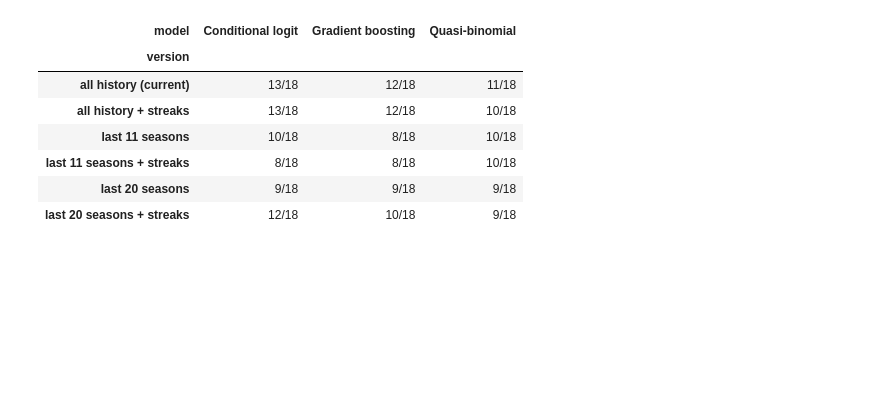
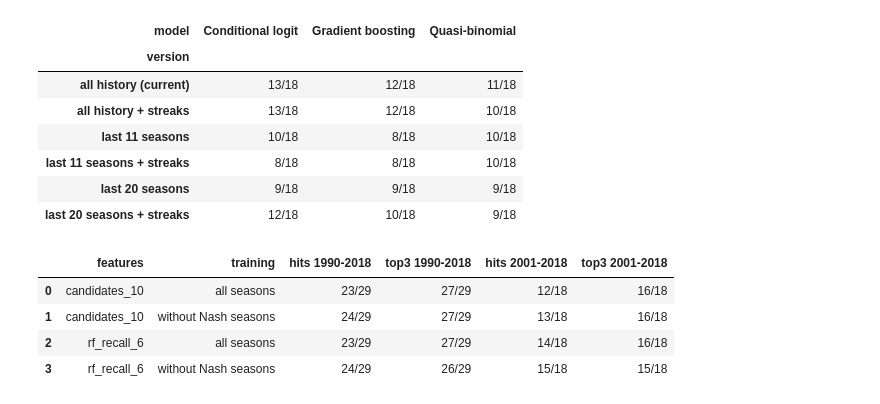
Before and after one commit to Erdos-Projects/fall-2026-nba-mvp-prediction, a Jupyter notebook: model/regressor.ipynb, the cells around one changed output. Drawn from its saved outputs; the diff is of its cells as text; code cells hidden in the pictures; blank space fills up the shorter version.

```diff
--- a/model/regressor.ipynb
+++ b/model/regressor.ipynb
@@ -454,11 +458,12 @@ print(stab.round(1).to_string())
 2017      5.0
 2018      5.0
 # %%
-#conditional logit fits are unstable before 2001 (fewer than ~20 winners to learn from--> see the stability numbers above), so I'm also comparing on 2001-2018
+#conditional logit fits are unstable before 2001 (fewer than ~20 winners to learn from--> see the stability numbers above), so we also compare on 2001-2018
 
 #compare all models: all test seasons (1990-2018) and the seasons where the conditional logit is stable (2001-2018)
-compare=['clogit_candidates_10', 'clogit_past_candidates_10',
-         'pred_candidates_10', 'gbr_raw_candidates_10', 'gbr_z_candidates_10', 'PTS']
+compare=['clogit_candidates_10', 'clogit_past_candidates_10', 'clogit_rf_recall_6',
+         'pred_candidates_10', 'pred_rf_recall_6',
+         'gbr_raw_candidates_10', 'gbr_z_candidates_10', 'gbr_raw_rf_recall_6', 'PTS']
 
 for label, start in [('1990-2018', 1990), ('2001-2018 (stable conditional logit)', 2001)]:
     print(f"\n===== {label}")
@@ -1058,3 +1068,36 @@ pd.DataFrame(rows).pivot(index='version', columns='model', values='hits').loc[li
 | last 11 seasons + streaks | 8/18 | 8/18 | 10/18 |
 | last 20 seasons | 9/18 | 9/18 | 9/18 |
 | last 20 seasons + streaks | 12/18 | 10/18 | 9/18 |
+# %%
+#experiment: leave the two Nash MVP seasons (2004-05, 2005-06) out of TRAINING only.
+#Every season, Nash's included, is still predicted and scored, so the comparison is fair.
+NASH_SEASONS = {2004, 2005}
+
+def forward_hgbr(cols, exclude=()):
+    """Forward-chaining HGBR; seasons in `exclude` are never used for training."""
+    pred = pd.Series(np.nan, index=data.index)
+    for yr in test_years:
+        train = (data['Year'] < yr) & ~data['Year'].isin(exclude)
+        test = data['Year'] == yr
+        model = HistGradientBoostingRegressor(random_state=12, **BEST_GBR)
+        model.fit(data.loc[train, cols], data.loc[train, 'MVPVS'])
+        pred[test] = model.predict(data.loc[test, cols])
+    return pred
+
+rows = []
+for fs in ['candidates_10', 'rf_recall_6']:
+    for tag, ex in [('all seasons', ()), ('without Nash seasons', NASH_SEASONS)]:
+        d = data[['Year', 'Code', 'MVP']].assign(pred=forward_hgbr(feature_sets[fs], ex))
+        row = {'features': fs, 'training': tag}
+        for start in (1990, 2001):
+            hits, n, top3 = score(d[d['Year'] >= start], 'pred')
+            row[f'hits {start}-2018'] = f'{hits}/{n}'
+            row[f'top3 {start}-2018'] = f'{top3}/{n}'
+        rows.append(row)
+pd.DataFrame(rows)
+# %% [output]
+|  | features | training | hits 1990-2018 | top3 1990-2018 | hits 2001-2018 | top3 2001-2018 |
+| 0 | candidates_10 | all seasons | 23/29 | 27/29 | 12/18 | 16/18 |
+| 1 | candidates_10 | without Nash seasons | 24/29 | 27/29 | 13/18 | 16/18 |
+| 2 | rf_recall_6 | all seasons | 23/29 | 27/29 | 14/18 | 16/18 |
+| 3 | rf_recall_6 | without Nash seasons | 24/29 | 26/29 | 15/18 | 15/18 |
```
Also changed, not shown: parts of 20 cells of this notebook, 5 other files.
